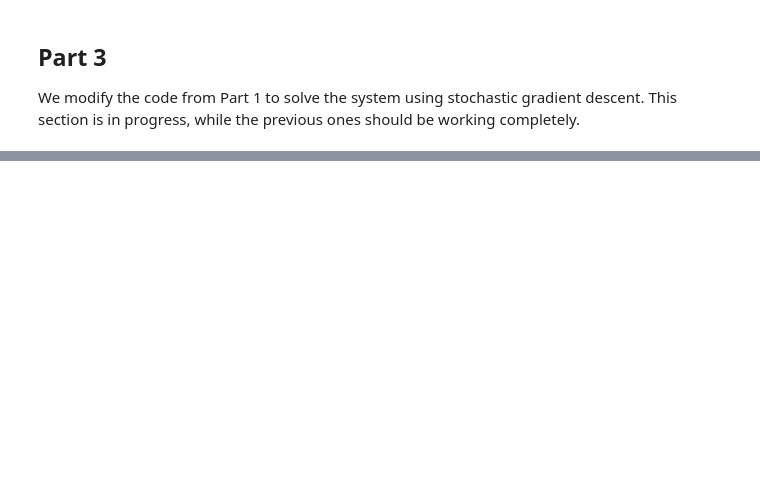
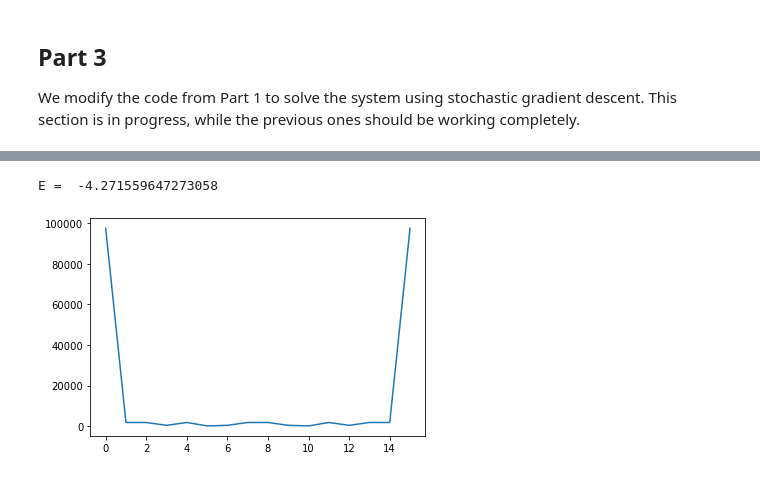
Before and after one commit to FilipMiljevic/Phy_571_project, a Jupyter notebook: N_spins.ipynb, the cells around one changed output, grey strips where cells are left out. Cells and saved outputs as stored; diff of their text form; code cells hidden in the pictures; blank space fills up the shorter version.

```diff
--- a/N_spins.ipynb
+++ b/N_spins.ipynb
@@ -470,0 +432,19 @@ plt.hist(x)
+# %%
+print('E = ', E)
+# %% [output]
+E =  -4.271559647273058
+# %%
+def plot_psi_M_probability(w, boltzmann):
+    a, b, W = w[0], w[1], w[2]
+    S = generate_spins(len(W))
+    p = np.zeros(len(S), dtype = 'complex')
+    for i in range(len(S)):
+#         print(s)
+        p[i] = np.real(np.transpose(np.conjugate(boltzmann.psi_M(S[i], w))) * boltzmann.psi_M(S[i], w))
+#         print(p[i])
+    plt.plot(p)
+    return p
+# %%
+p = plot_psi_M_probability(w_optimal, boltzmann)
+# %% [output]
+[figure, added]
```
Also changed, not shown: parts of 25 cells of this notebook.
